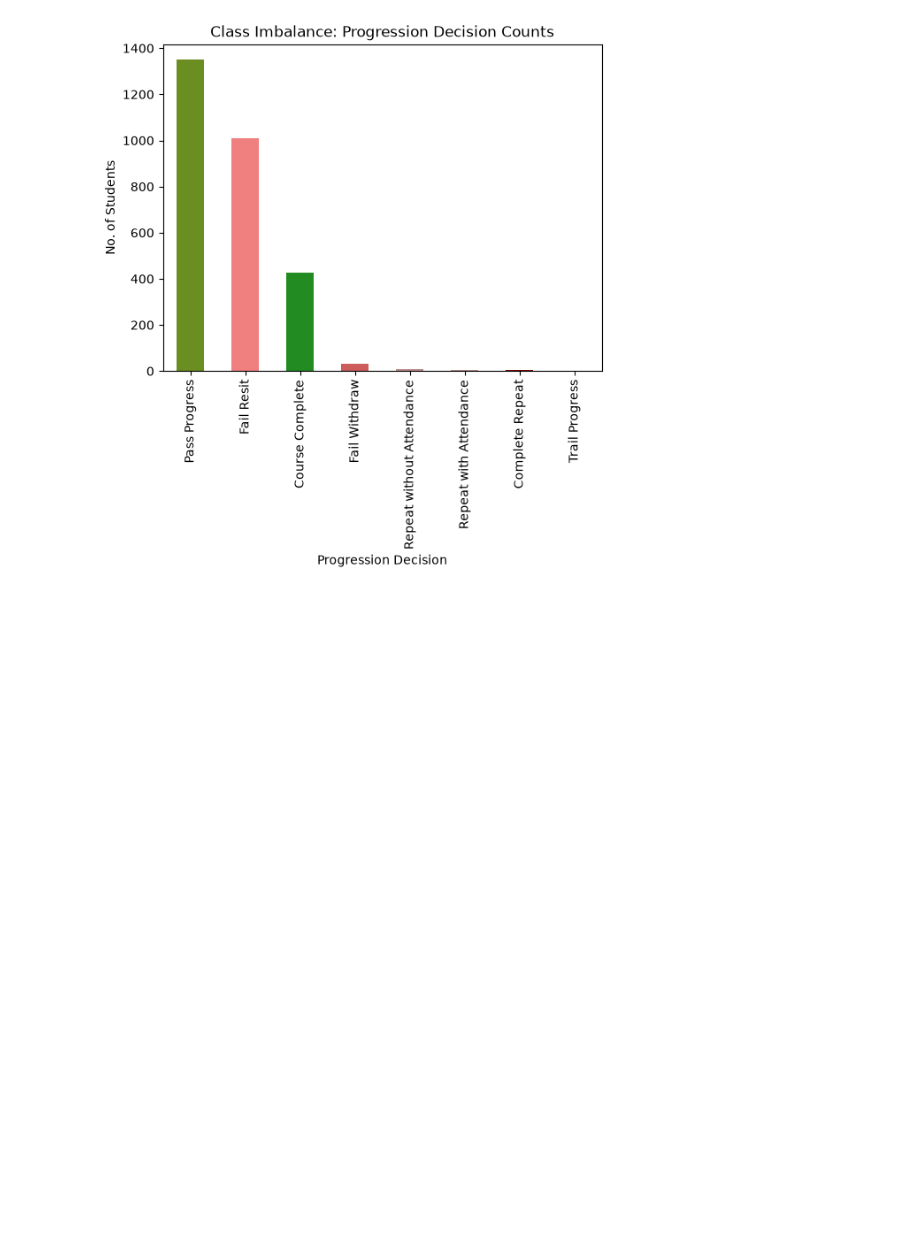
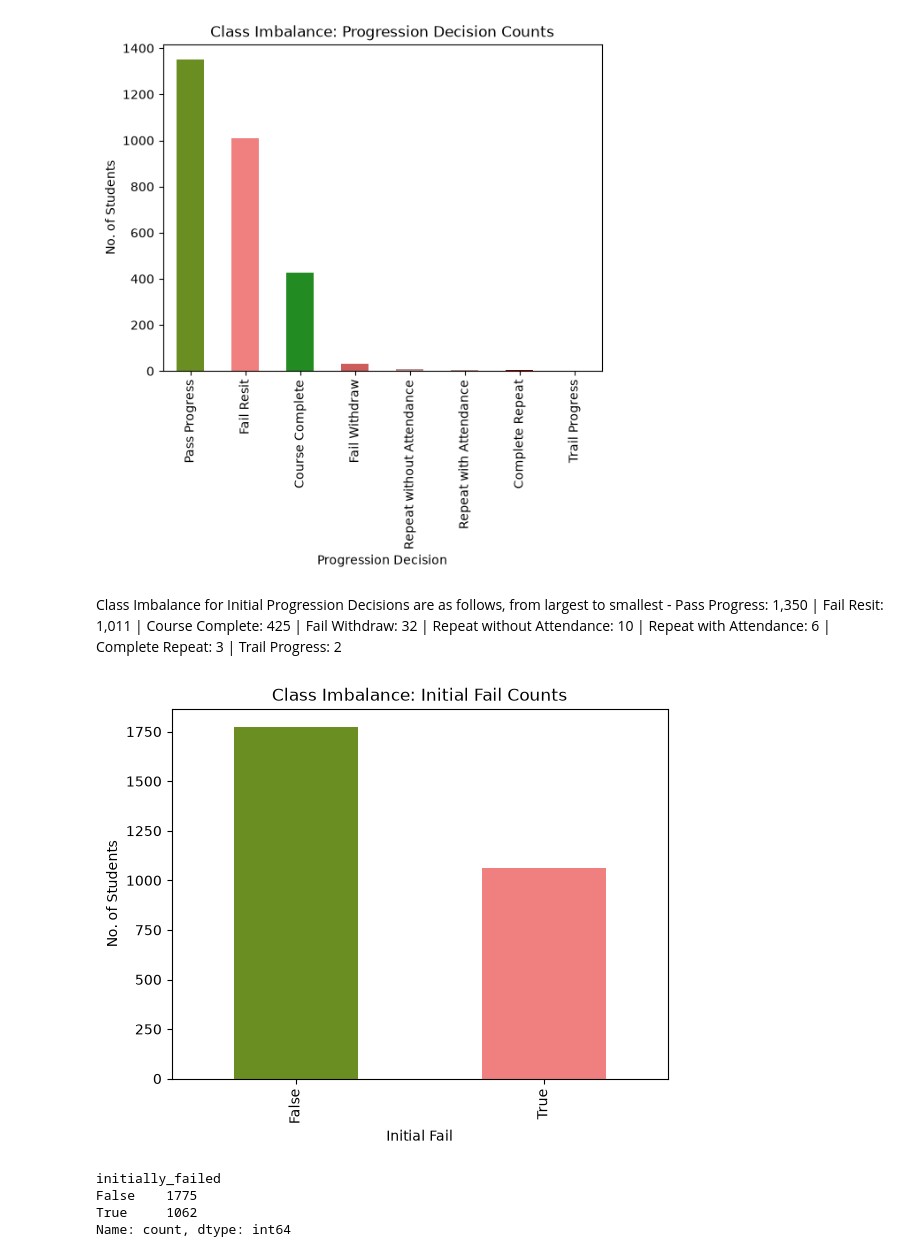
Before and after one commit to nxbulak/Student_Success_Prediction_MSc, a Jupyter notebook: Notebooks/2_EDA.ipynb, the cells around one changed output. Saved outputs shown, nothing was run; the diff lists cells and outputs as text; code cells hidden in the pictures; blank space fills up the shorter version.

Commit message:
combined class imbalance table added for ease of understanding the data split and work started on correlation matrix

```diff
--- a/Notebooks/2_EDA.ipynb
+++ b/Notebooks/2_EDA.ipynb
@@ -207,3 +207,26 @@ Complete Repeat                 3
 Trail Progress                  2
 Name: count, dtype: int64
 [figure]
+# %% [markdown]
+Class Imbalance for Initial Progression Decisions are as follows, from largest to smallest - Pass Progress: 1,350 | Fail Resit: 1,011 | Course Complete: 425 | Fail Withdraw: 32 | Repeat without Attendance: 10 | Repeat with Attendance: 6 | Complete Repeat: 3 | Trail Progress: 2
+# %%
+# Combined Class Imabance Table for clarity of pass and fail counts across all progression decisions
+
+fail_categories = ['Fail Resit', 'Fail Withdraw', 'Repeat without Attendance', 'Repeat with Attendance', 'Complete Repeat'] # Defining categories which count as a fail
+
+df_binary = df[df['Progression Decision'] != 'Trail Progress'].copy() # Create a new DF excluding 'Trail Progress' rows as it is its own edge case
+
+df_binary['initially_failed'] = df_binary['Progression Decision'].isin(fail_categories) # Create new column in new DF: True if student failed and false if they passed
+df_binary['initially_failed'].value_counts().sort_values(ascending=False).plot(kind='bar', color = ['olivedrab', 'lightcoral']) # Bar chart of pass/fail counts
+plt.title('Class Imbalance: Initial Fail Counts') # Title for bar chart
+plt.xlabel('Initial Fail') # X-axis label
+plt.ylabel('No. of Students') # Y-axis label
+plt.show() # Show bar chart
+
+print(df_binary['initially_failed'].value_counts())
+# %% [output]
+[figure, added]
+initially_failed
+False    1775
+True     1062
+Name: count, dtype: int64
```
Also changed, not shown: parts of 2 cells of this notebook.
